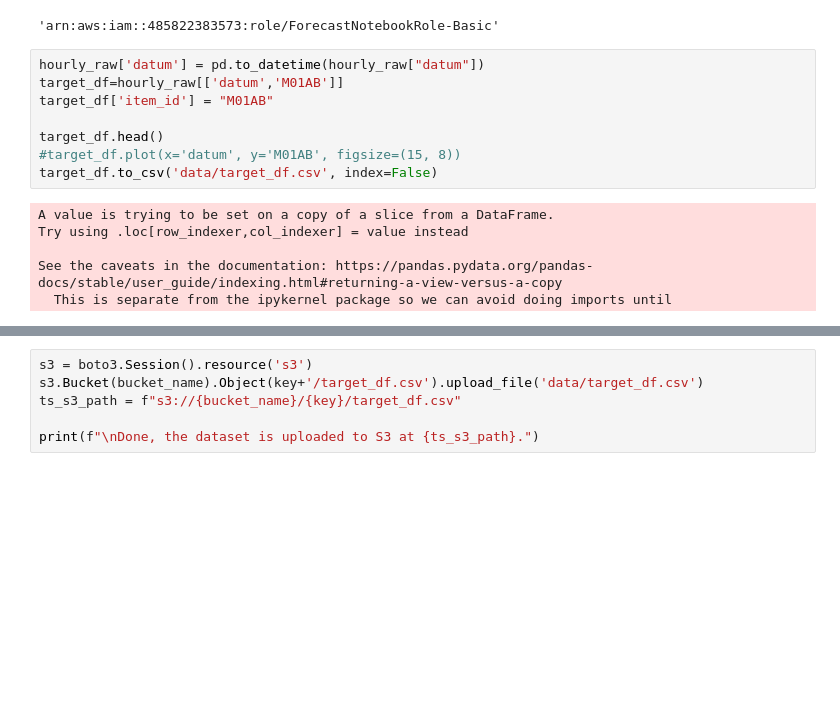
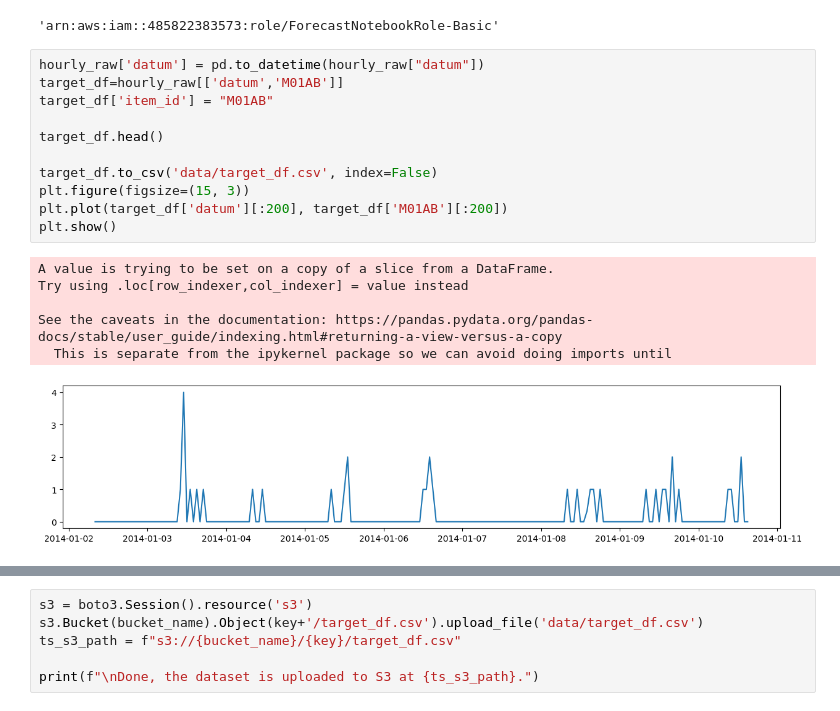
Before and after one commit to PacktPublishing/Applied-Machine-Learning-for-Healthcare-and-Life-Sciences-using-AWS, a Jupyter notebook: chapter-10/pharma_sales_forecasting.ipynb, the cells around one changed output, grey strips where cells are left out. Drawn from its saved outputs; the diff is of its cells as text; blank space fills up the shorter version.

```diff
--- a/chapter-10/pharma_sales_forecasting.ipynb
+++ b/chapter-10/pharma_sales_forecasting.ipynb
@@ -97,14 +100,18 @@ Done.
 # %%
 hourly_raw['datum'] = pd.to_datetime(hourly_raw["datum"])
 target_df=hourly_raw[['datum','M01AB']]
 target_df['item_id'] = "M01AB"
 
 target_df.head()
-#target_df.plot(x='datum', y='M01AB', figsize=(15, 8))
+
 target_df.to_csv('data/target_df.csv', index=False)
+plt.figure(figsize=(15, 3))
+plt.plot(target_df['datum'][:200], target_df['M01AB'][:200])
+plt.show()
 # %% [output]
 A value is trying to be set on a copy of a slice from a DataFrame.
 Try using .loc[row_indexer,col_indexer] = value instead
 
 See the caveats in the documentation: https://pandas.pydata.org/pandas-docs/stable/user_guide/indexing.html#returning-a-view-versus-a-copy
   This is separate from the ipykernel package so we can avoid doing imports until
+[figure, added]
```
Also changed, not shown: parts of 35 cells of this notebook.
